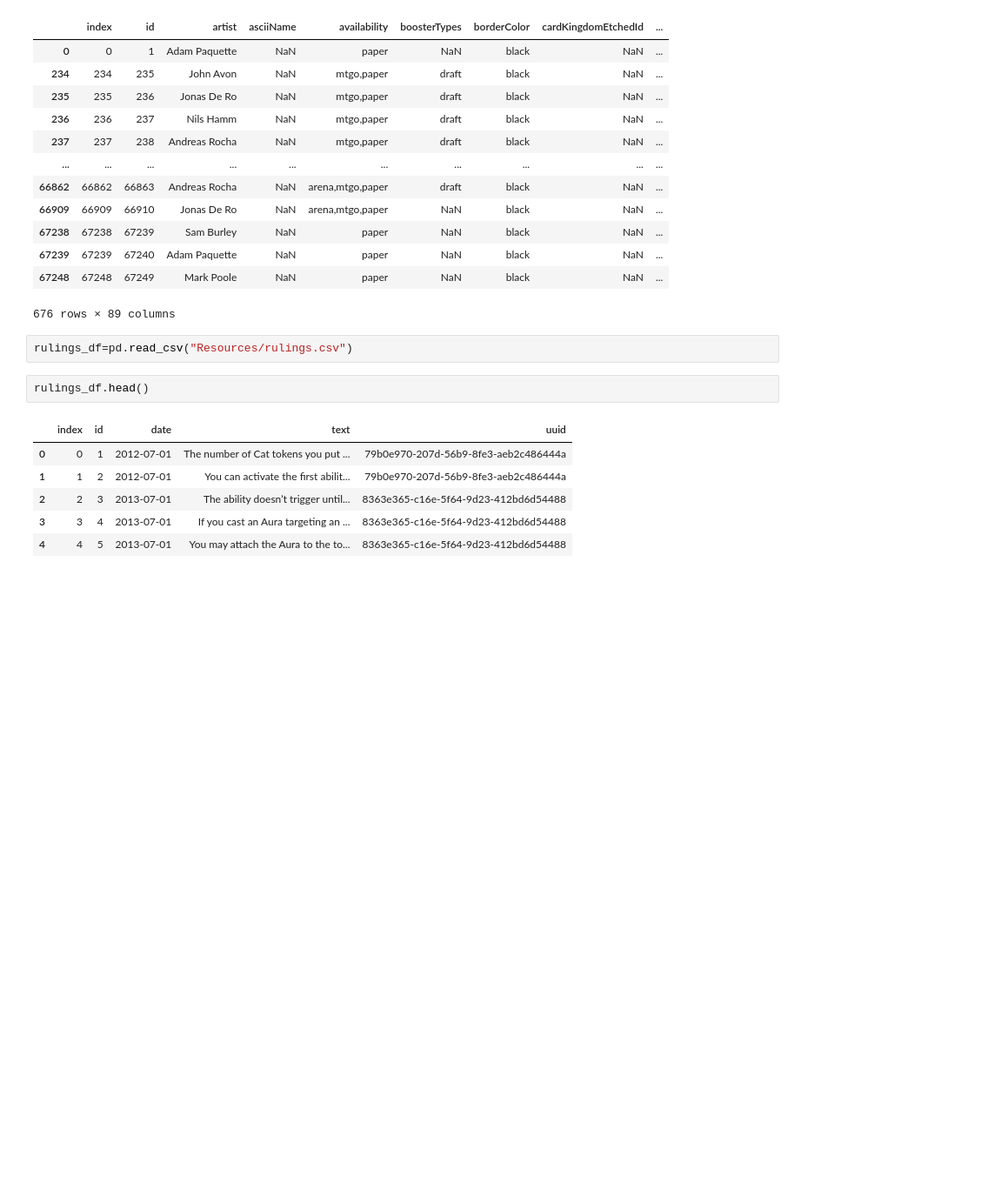
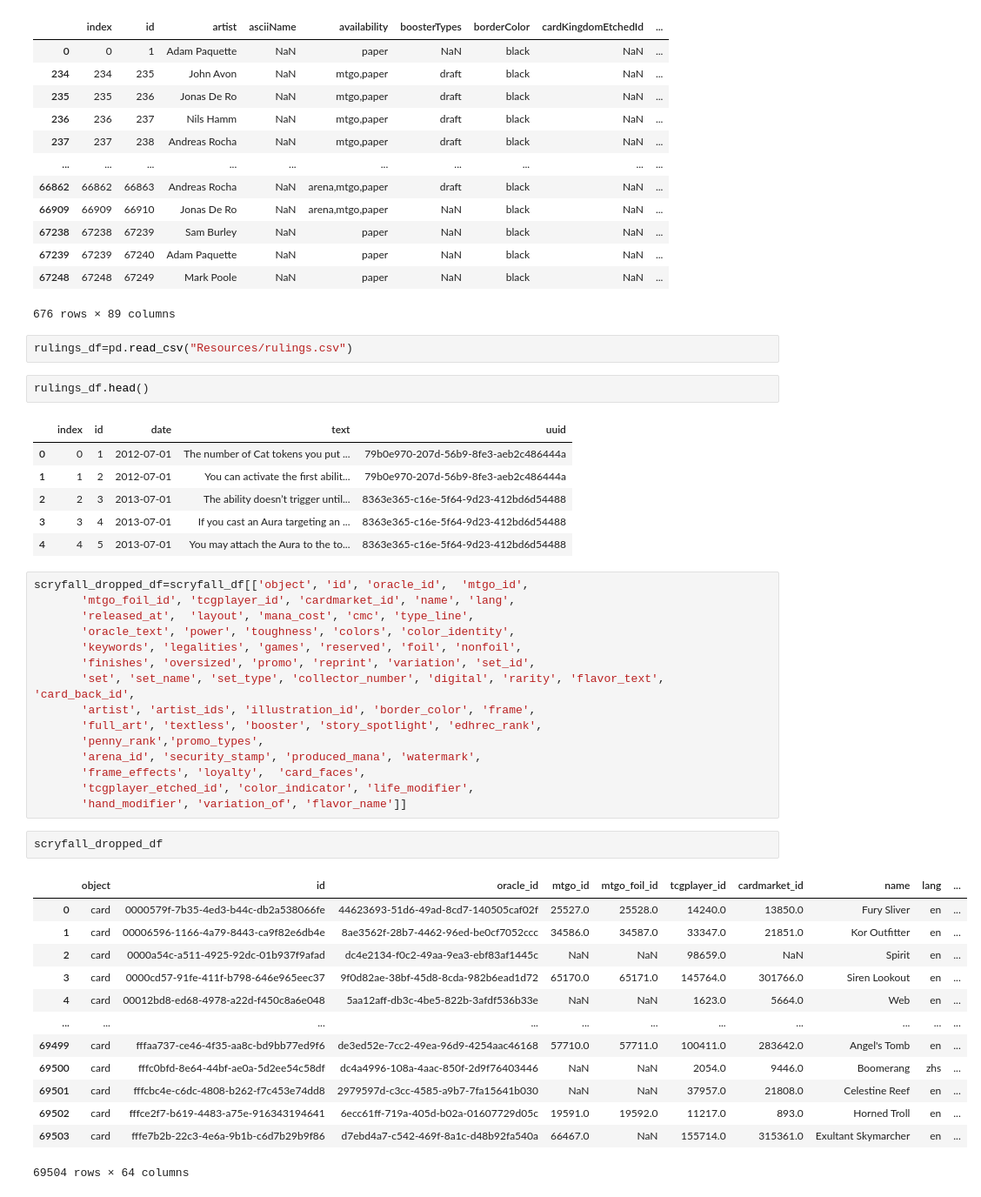
Before and after one commit to Dans1451/project2, a Jupyter notebook: Project 2 Notebook.ipynb, the cells around one changed output. Shown at 87% size. Saved outputs shown, nothing was run; the diff lists cells and outputs as text; blank space fills up the shorter version.

```diff
--- a/Project 2 Notebook.ipynb
+++ b/Project 2 Notebook.ipynb
@@ -217,3 +217,34 @@ rulings_df.head()
 | 2 | 2 | 3 | 2013-07-01 | The ability doesn’t trigger until... | 8363e365-c16e-5f64-9d23-412bd6d54488 |
 | 3 | 3 | 4 | 2013-07-01 | If you cast an Aura targeting an ... | 8363e365-c16e-5f64-9d23-412bd6d54488 |
 | 4 | 4 | 5 | 2013-07-01 | You may attach the Aura to the to... | 8363e365-c16e-5f64-9d23-412bd6d54488 |
+# %%
+scryfall_dropped_df=scryfall_df[['object', 'id', 'oracle_id',  'mtgo_id',
+       'mtgo_foil_id', 'tcgplayer_id', 'cardmarket_id', 'name', 'lang',
+       'released_at',  'layout', 'mana_cost', 'cmc', 'type_line',
+       'oracle_text', 'power', 'toughness', 'colors', 'color_identity',
+       'keywords', 'legalities', 'games', 'reserved', 'foil', 'nonfoil',
+       'finishes', 'oversized', 'promo', 'reprint', 'variation', 'set_id',
+       'set', 'set_name', 'set_type', 'collector_number', 'digital', 'rarity', 'flavor_text', 'card_back_id',
+       'artist', 'artist_ids', 'illustration_id', 'border_color', 'frame',
+       'full_art', 'textless', 'booster', 'story_spotlight', 'edhrec_rank',
+       'penny_rank','promo_types',
+       'arena_id', 'security_stamp', 'produced_mana', 'watermark',
+       'frame_effects', 'loyalty',  'card_faces',
+       'tcgplayer_etched_id', 'color_indicator', 'life_modifier',
+       'hand_modifier', 'variation_of', 'flavor_name']]
+# %%
+scryfall_dropped_df
+# %% [output]
+|  | object | id | oracle_id | mtgo_id | mtgo_foil_id | tcgplayer_id | cardmarket_id | name | lang | ... |
+| 0 | card | 0000579f-7b35-4ed3-b44c-db2a538066fe | 44623693-51d6-49ad-8cd7-140505caf02f | 25527.0 | 25528.0 | 14240.0 | 13850.0 | Fury Sliver | en | ... |
+| 1 | card | 00006596-1166-4a79-8443-ca9f82e6db4e | 8ae3562f-28b7-4462-96ed-be0cf7052ccc | 34586.0 | 34587.0 | 33347.0 | 21851.0 | Kor Outfitter | en | ... |
+| 2 | card | 0000a54c-a511-4925-92dc-01b937f9afad | dc4e2134-f0c2-49aa-9ea3-ebf83af1445c | NaN | NaN | 98659.0 | NaN | Spirit | en | ... |
+| 3 | card | 0000cd57-91fe-411f-b798-646e965eec37 | 9f0d82ae-38bf-45d8-8cda-982b6ead1d72 | 65170.0 | 65171.0 | 145764.0 | 301766.0 | Siren Lookout | en | ... |
+| 4 | card | 00012bd8-ed68-4978-a22d-f450c8a6e048 | 5aa12aff-db3c-4be5-822b-3afdf536b33e | NaN | NaN | 1623.0 | 5664.0 | Web | en | ... |
+| ... | ... | ... | ... | ... | ... | ... | ... | ... | ... | ... |
+| 69499 | card | fffaa737-ce46-4f35-aa8c-bd9bb77ed9f6 | de3ed52e-7cc2-49ea-96d9-4254aac46168 | 57710.0 | 57711.0 | 100411.0 | 283642.0 | Angel's Tomb | en | ... |
+| 69500 | card | fffc0bfd-8e64-44bf-ae0a-5d2ee54c58df | dc4a4996-108a-4aac-850f-2d9f76403446 | NaN | NaN | 2054.0 | 9446.0 | Boomerang | zhs | ... |
+| 69501 | card | fffcbc4e-c6dc-4808-b262-f7c453e74dd8 | 2979597d-c3cc-4585-a9b7-7fa15641b030 | NaN | NaN | 37957.0 | 21808.0 | Celestine Reef | en | ... |
+| 69502 | card | fffce2f7-b619-4483-a75e-916343194641 | 6ecc61ff-719a-405d-b02a-01607729d05c | 19591.0 | 19592.0 | 11217.0 | 893.0 | Horned Troll | en | ... |
+| 69503 | card | fffe7b2b-22c3-4e6a-9b1b-c6d7b29b9f86 | d7ebd4a7-c542-469f-8a1c-d48b92fa540a | 66467.0 | NaN | 155714.0 | 315361.0 | Exultant Skymarcher | en | ... |
+69504 rows × 64 columns
```
Also changed, not shown: parts of 8 cells of this notebook.
